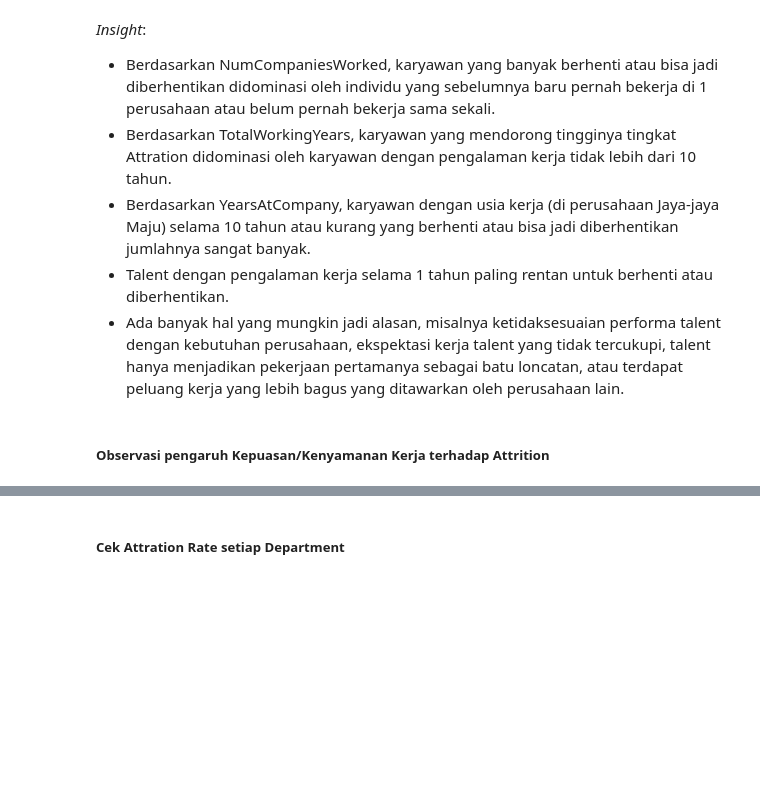
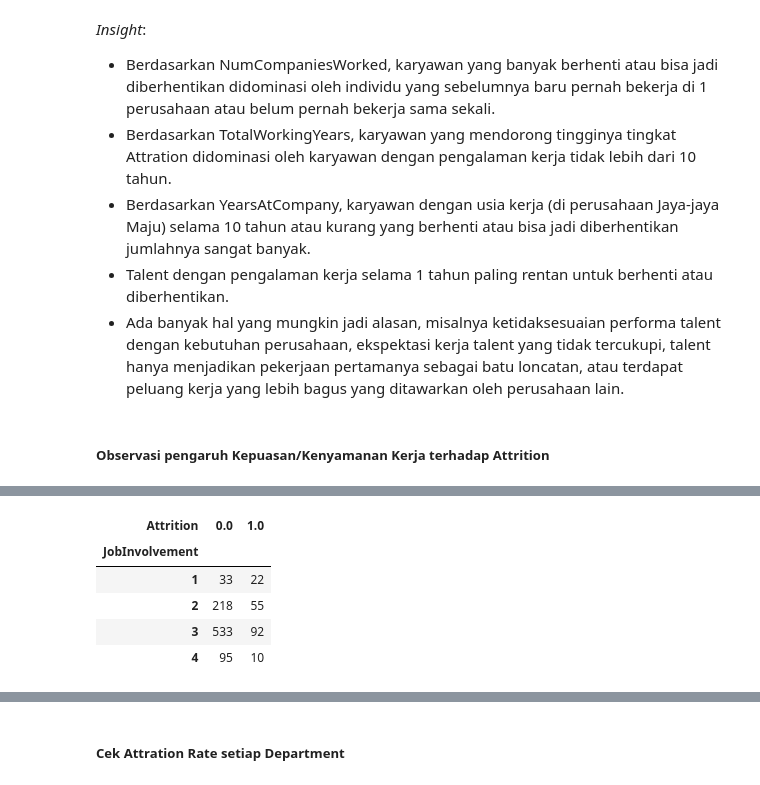
Before and after one commit to Sulbae/HR-Dashboard, a Jupyter notebook: notebook.ipynb, the cells around one changed output, grey strips where cells are left out. Saved outputs shown, nothing was run; the diff lists cells and outputs as text; code cells hidden in the pictures; blank space fills up the shorter version.

```diff
--- a/notebook.ipynb
+++ b/notebook.ipynb
@@ -677,0 +692,11 @@ satisfaction_df.head()
+# %%
+att_involve = satisfaction_df.groupby('JobInvolvement')['Attrition'].value_counts().unstack()
+
+att_involve.sort_values(by='JobInvolvement', ascending=True)
+# %% [output]
+| Attrition | 0.0 | 1.0 |
+| JobInvolvement |  |  |
+| 1 | 33 | 22 |
+| 2 | 218 | 55 |
+| 3 | 533 | 92 |
+| 4 | 95 | 10 |
```
Also changed, not shown: parts of 7 cells of this notebook.
